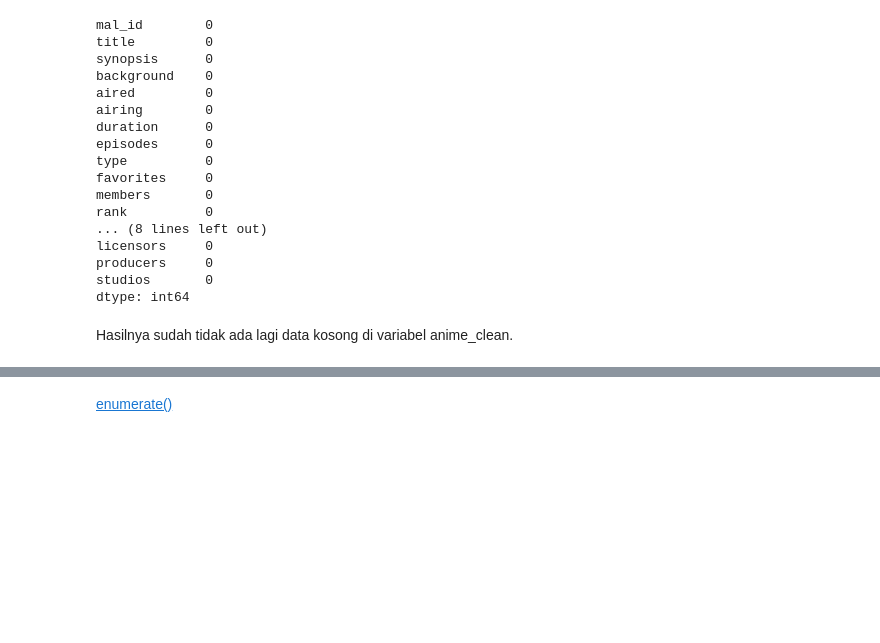
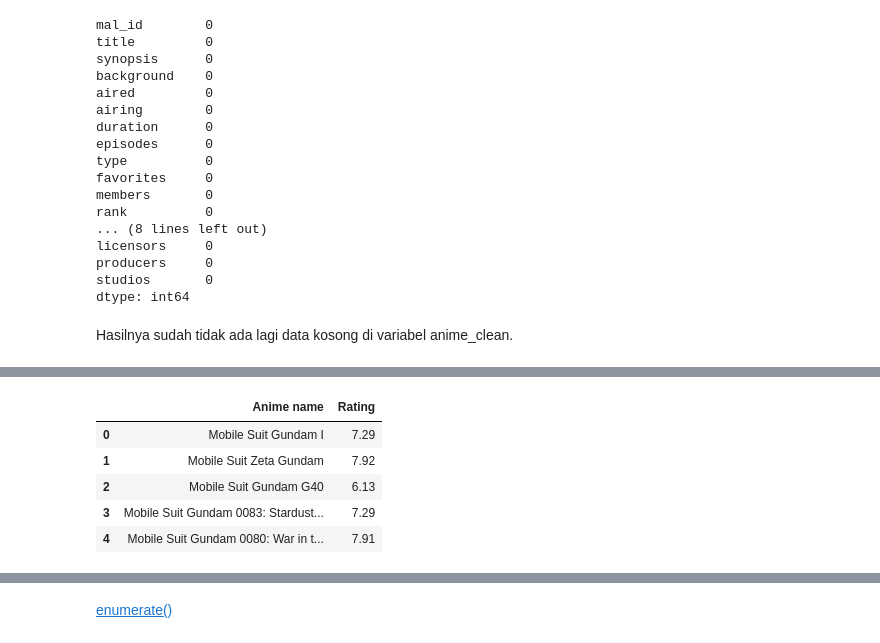
Before and after one commit to izzul112/ML_BMLT-Proyek_Akhir-Sistem_Rekomendasi-Anime, a Jupyter notebook: Proyek_Akhir_Sistem_Rekomendasi.ipynb, the cells around one changed output, grey strips where cells are left out. Drawn from its saved outputs; the diff is of its cells as text; code cells hidden in the pictures; blank space fills up the shorter version.

```diff
--- a/Proyek_Akhir_Sistem_Rekomendasi.ipynb
+++ b/Proyek_Akhir_Sistem_Rekomendasi.ipynb
@@ -524,0 +515,9 @@ The sorted list based on the third item:
+# %%
+give_recomendation('Mobile Suit Gundam')
+# %% [output]
+|  | Anime name | Rating |
+| 0 | Mobile Suit Gundam I | 7.29 |
+| 1 | Mobile Suit Zeta Gundam | 7.92 |
+| 2 | Mobile Suit Gundam G40 | 6.13 |
+| 3 | Mobile Suit Gundam 0083: Stardust... | 7.29 |
+| 4 | Mobile Suit Gundam 0080: War in t... | 7.91 |
```
Also changed, not shown: parts of 27 cells of this notebook.
